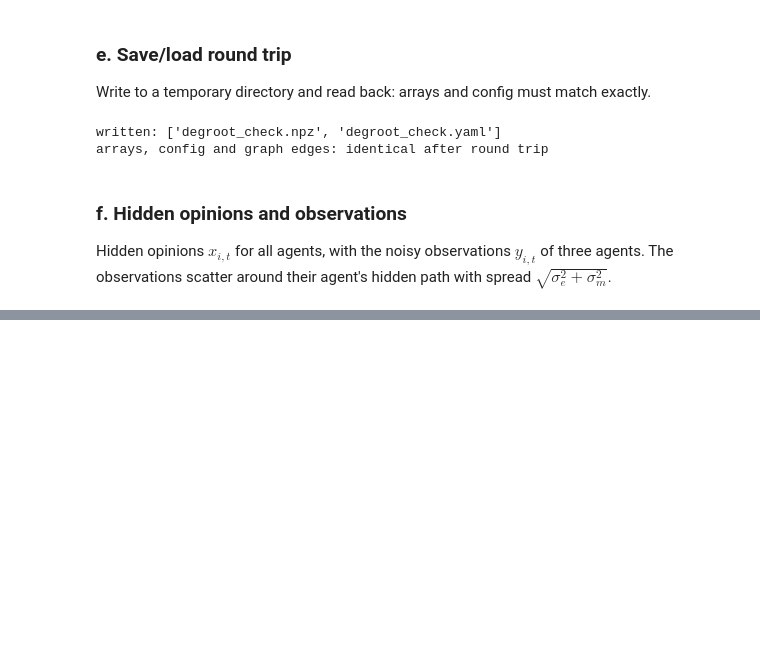
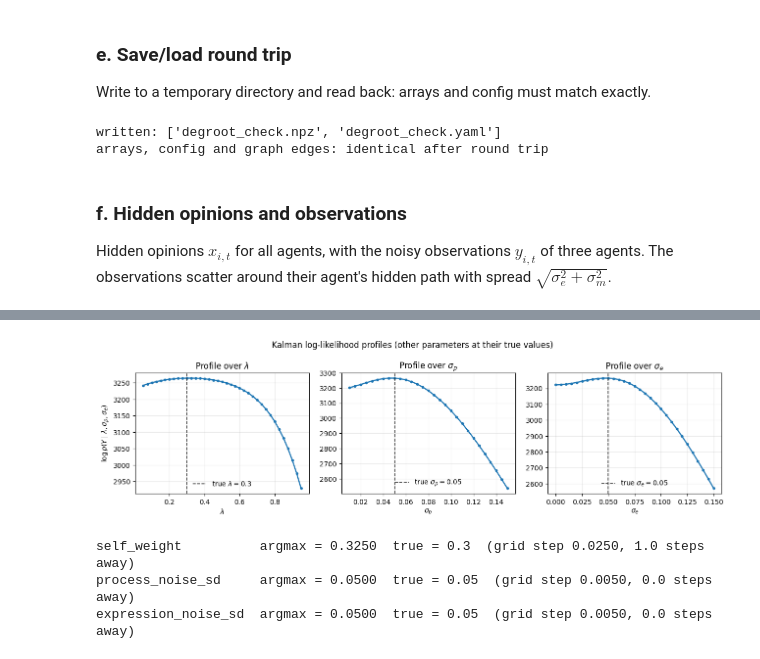
Before and after one commit to gAlmeidaFerreira/learning_od_from_data, a Jupyter notebook: notebooks/01_sanity_checks.ipynb, the cells around one changed output, grey strips where cells are left out. Drawn from its saved outputs; the diff is of its cells as text; code cells hidden in the pictures; blank space fills up the shorter version.

Commit message:
Add exact Kalman-filter likelihood for DeGroot
Co-Authored-By: Claude Opus 5.5 <noreply@anthropic.com>

```diff
--- a/notebooks/01_sanity_checks.ipynb
+++ b/notebooks/01_sanity_checks.ipynb
@@ -347,0 +411,46 @@ plt.show()
+# %%
+profile_grids = {
+    "self_weight": np.linspace(0.05, 0.95, 37),
+    "process_noise_sd": np.linspace(0.01, 0.15, 29),
+    "expression_noise_sd": np.linspace(0.0, 0.15, 31),
+}
+parameter_symbol = {"self_weight": r"\lambda", "process_noise_sd": r"\sigma_p", "expression_noise_sd": r"\sigma_e"}
+
+profile_logliks = {}
+for parameter_name, grid in profile_grids.items():
+    profile_logliks[parameter_name] = np.array([
+        kalman.kalman_loglik(baseline_data["y"], baseline_data["W"],
+                             replace(model_params, **{parameter_name: value}), config.simulation)
+        for value in grid
+    ])
+
+fig, axes = plt.subplots(1, 3, figsize=(13, 3.8))
+for ax, (parameter_name, grid) in zip(axes, profile_grids.items()):
+    true_value = getattr(model_params, parameter_name)
+    symbol = parameter_symbol[parameter_name]
+    ax.plot(grid, profile_logliks[parameter_name], color="C0", linewidth=1.8, marker="o", markersize=3)
+    ax.axvline(true_value, color="0.2", linestyle="--", linewidth=1.2, label=rf"true ${symbol} = {true_value}$")
+    ax.set_xlabel(rf"${symbol}$")
+    ax.set_title(rf"Profile over ${symbol}$")
+    ax.legend(frameon=False, loc="lower center")
+    ax.grid(alpha=0.25)
+axes[0].set_ylabel(r"$\log p(Y \mid \lambda, \sigma_p, \sigma_e)$")
+fig.suptitle("Kalman log-likelihood profiles (other parameters at their true values)")
+fig.tight_layout()
+plt.show()
+
+for parameter_name, grid in profile_grids.items():
+    true_value = getattr(model_params, parameter_name)
+    best_value = grid[np.argmax(profile_logliks[parameter_name])]
+    grid_step = grid[1] - grid[0]
+    print(f"{parameter_name:<20} argmax = {best_value:.4f}  true = {true_value}  "
+          f"(grid step {grid_step:.4f}, {abs(best_value - true_value) / grid_step:.1f} steps away)")
+
+self_weight_grid = profile_grids["self_weight"]
+best_self_weight = self_weight_grid[np.argmax(profile_logliks["self_weight"])]
+assert abs(best_self_weight - model_params.self_weight) <= (self_weight_grid[1] - self_weight_grid[0]) + 1e-12
+# %% [output]
+[figure, added]
+self_weight          argmax = 0.3250  true = 0.3  (grid step 0.0250, 1.0 steps away)
+process_noise_sd     argmax = 0.0500  true = 0.05  (grid step 0.0050, 0.0 steps away)
+expression_noise_sd  argmax = 0.0500  true = 0.05  (grid step 0.0050, 0.0 steps away)
```
Also changed, not shown: parts of 11 cells of this notebook, 2 other files.
